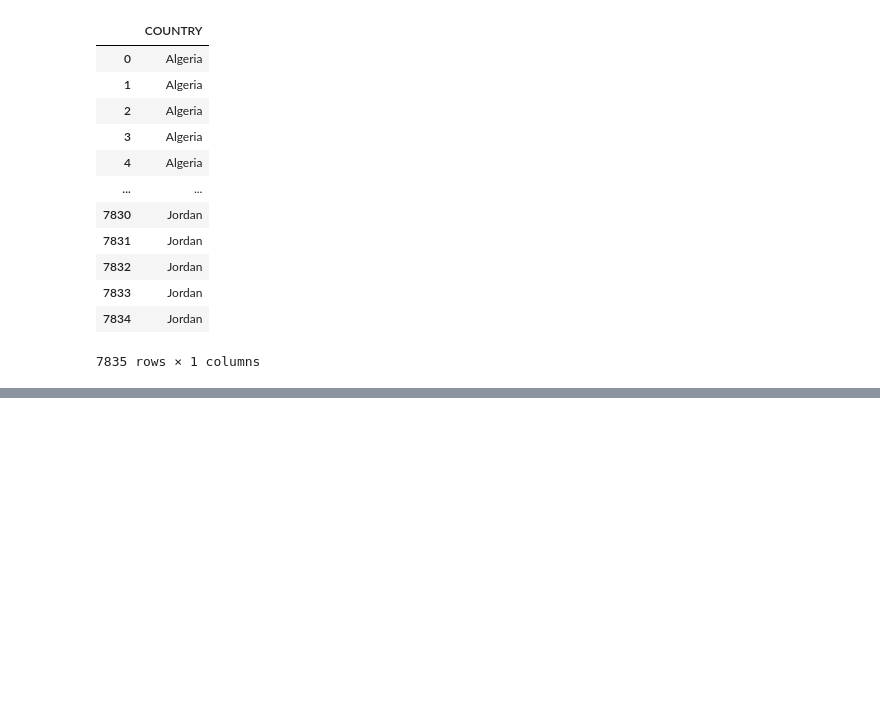
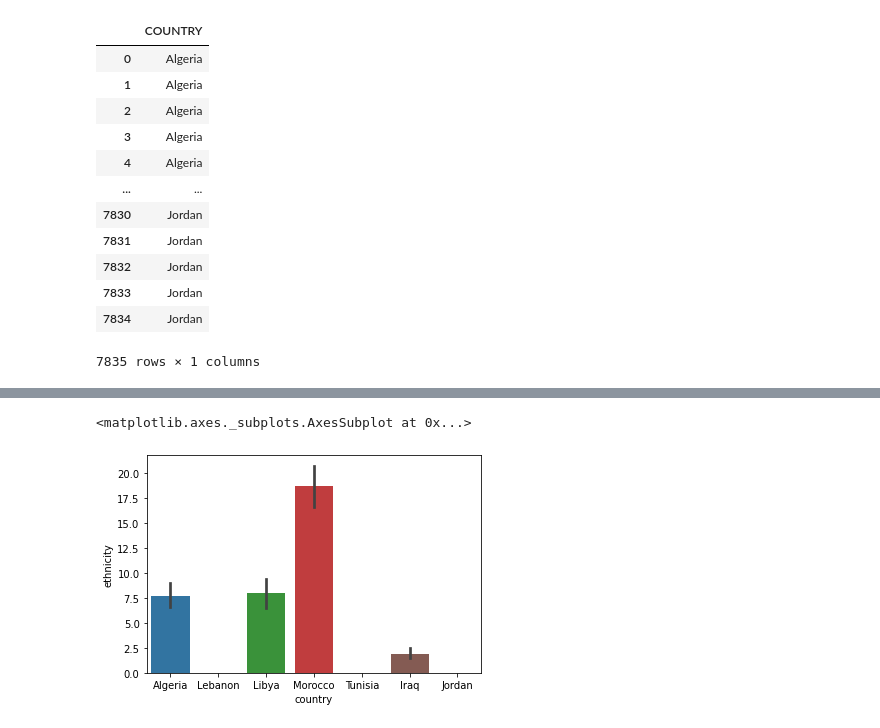
Before and after one commit to Atiwat-R/arab_barometer_data_analysis, a Jupyter notebook: Area_Studies.ipynb, the cells around one changed output, grey strips where cells are left out. Saved outputs shown, nothing was run; the diff lists cells and outputs as text; code cells hidden in the pictures; blank space fills up the shorter version.

```diff
--- a/Area_Studies.ipynb
+++ b/Area_Studies.ipynb
@@ -54,3 +54,34 @@ df[['COUNTRY']]
 | 7833 | Jordan |
 | 7834 | Jordan |
 7835 rows × 1 columns
+# %%
+# Fix column names
+
+new_col = {
+  "COUNTRY" : "country",
+  "Q1001" : "age",
+  "Q1002" : "gender",
+  "Q1003" : "education",
+  "Q1016" : "income",
+  "Q1012" : "religion",
+  "Q1012B" : "ethnicity",
+  "Q609" : "religiousity",
+  "Q602_1" : "tolerance_religion",
+  "Q602_2" : "tolerance_race",
+  "Q602_3" : "tolerance_immig",
+  "Q201A_1" : "trust_gov",
+  "Q201A_2" : "trust_court",
+  "Q204A_3" : "satisfy_gov",
+  "Q204A_1" : "satisfy_edu",
+  "Q204A_2" : "satisfy_healthsys",
+  "Q521_1" : "free_express",
+  "Q521_2" : "free_media",
+  "Q521_4" : "free_demo",
+  "Q204_11" : "security",
+  "Q204_20" : "price",
+  "Q204_25" : "covid19",
+  "Q210" : "corruption",
+  "Q211" : "anti_corruption"
+}
+
+df.rename(columns=new_col, inplace=True)
@@ -56,0 +156,10 @@ df[['COUNTRY']]
+# %%
+# I wonder if there's some correlation between missing ethnicity data and countries...
+
+eth_df = df[["country", "ethnicity"]]
+
+# Looks like only 3 countries out of 7 are missing ethnicity data.
+sns.barplot(data=eth_df, x="country", y="ethnicity")
+# %% [output]
+<matplotlib.axes._subplots.AxesSubplot at 0x...>
+[figure, added]
```
Also changed, not shown: parts of 10 cells of this notebook.
